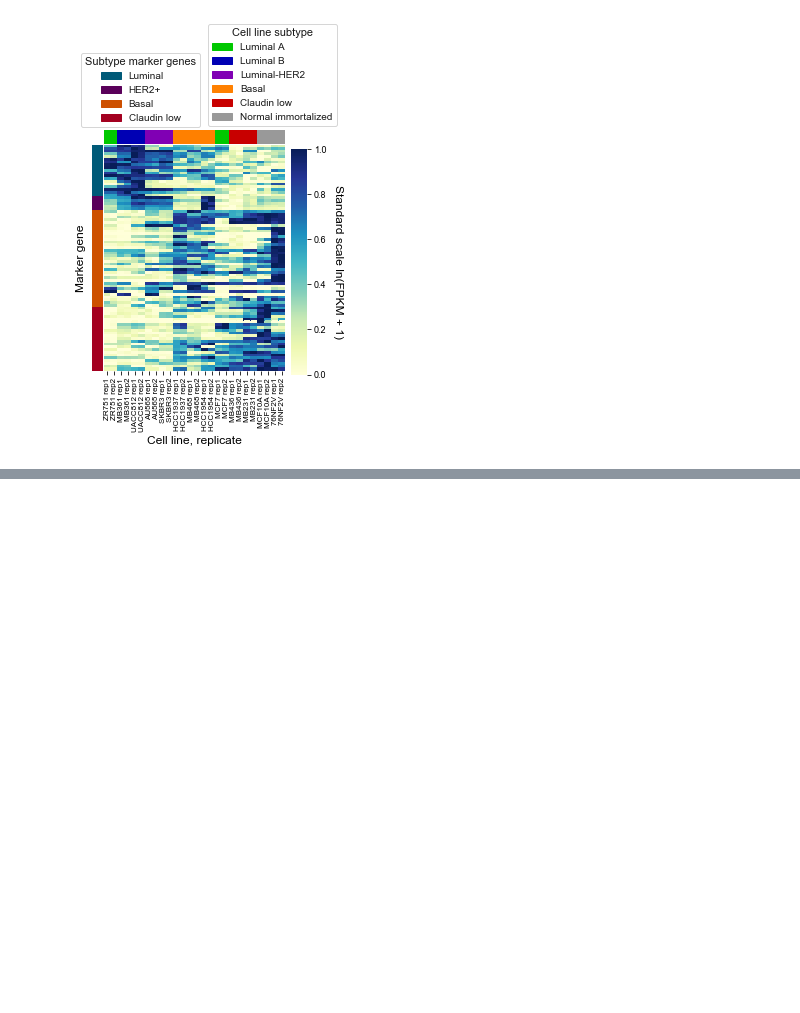
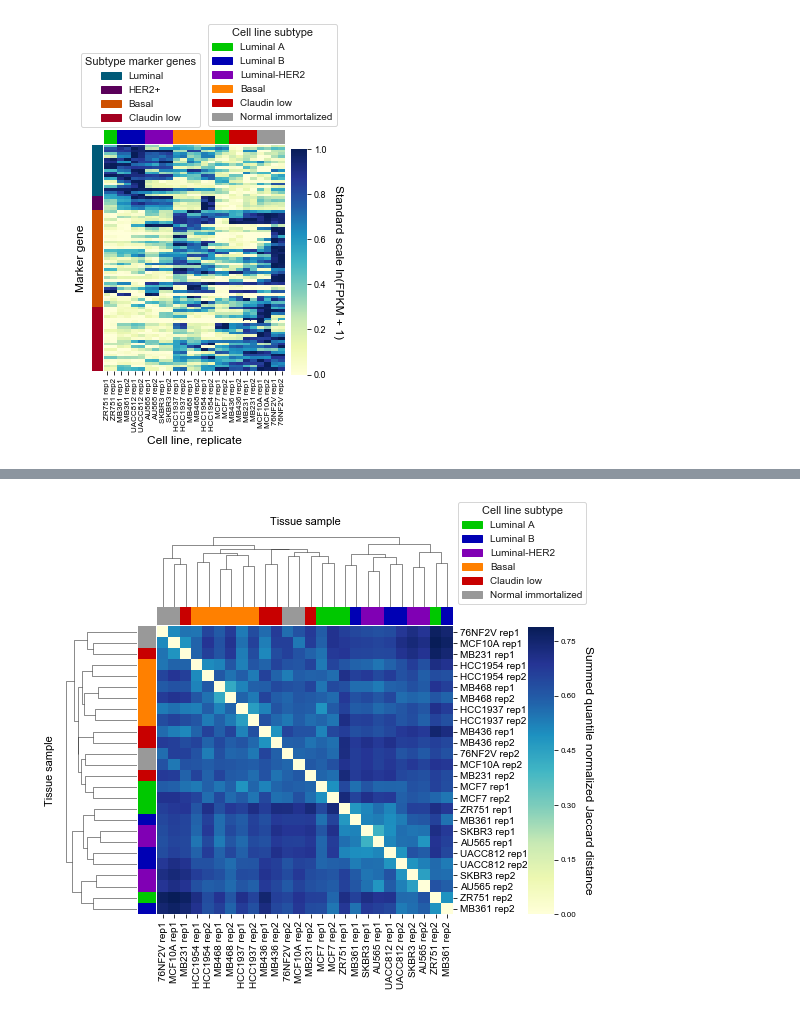
Before and after one commit to jssong-lab/DeCET, a Jupyter notebook: DeCET_downstream_analysis/DeCET_BCCL_final.ipynb, the cells around one changed output, grey strips where cells are left out. Drawn from its saved outputs; the diff is of its cells as text; code cells hidden in the pictures; blank space fills up the shorter version.

```diff
--- a/DeCET_downstream_analysis/DeCET_BCCL_final.ipynb
+++ b/DeCET_downstream_analysis/DeCET_BCCL_final.ipynb
@@ -524,0 +711,46 @@ g.savefig(output_dir + 'figures/figure3_panels/'+ file_prefix + '_panelB_marker_
+# %%
+# Apply the quantile normalization to the Jaccard
+# similarities for each histone.
+jaccard_similarity_qnorm = quantile_normalize(jaccard_similarity_H3K27ac.values.flatten(),
+                                              jaccard_similarity_H3K4me3.values.flatten(),
+                                              jaccard_similarity_H3K4me1.values.flatten())
+
+for k in range(n_as):
+    jaccard_similarity_qnorm[k] = np.reshape(jaccard_similarity_qnorm[k], jaccard_similarity_H3K27ac.shape)
+# %%
+# Obtain a combined similarity by summing the
+# quantile normalized similarities across histones.
+# jaccard_similarity_combined_qnorm = sum(jaccard_similarity_qnorm)
+similarity_matrix_combined_qnorm = sum(jaccard_similarity_qnorm)
+# %%
+# Correct entries that are not symmetric using the same approach
+# as above and take the average similarity across histones.
+for i in range(similarity_matrix_combined_qnorm.shape[0]):
+    for j in range(similarity_matrix_combined_qnorm.shape[1]):
+        similarity_matrix_combined_qnorm[i,j] = similarity_matrix_combined_qnorm[j,i]
+similarity_matrix_combined_qnorm /= 3.0
+# %%
+# Cluster based on the quantile normalized Jaccard
+# similarity summed across histones.
+linkage = hc.linkage(sp.distance.squareform(1 - similarity_matrix_combined_qnorm), method='complete')
+
+g = seaborn.clustermap(1 - similarity_matrix_combined_qnorm, row_linkage=linkage, col_linkage=linkage, cmap="YlGnBu",
+                       row_cluster=True, col_cluster=True, robust=False, row_colors=(subtype_color + subtype_color), col_colors=(subtype_color + subtype_color),
+                       xticklabels=cell_lines_replicate, yticklabels=cell_lines_replicate, figsize=(7,7))
+
+g.ax_heatmap.set_xticklabels(g.ax_heatmap.get_xticklabels(), fontsize=10)
+g.ax_heatmap.set_yticklabels(g.ax_heatmap.get_yticklabels(), fontsize=10)
+g.cax.set_position([1.05,0.125,0.05,0.57])
+plt.setp(g.cax.get_yticklabels(), fontsize=8)
+g.cax.set_ylabel('Summed quantile normalized Jaccard distance', rotation=270, fontsize=12, labelpad=17)
+
+l2=g.ax_heatmap.legend(loc='lower left', bbox_to_anchor=(1.0,1.06), handles=legend_ST,
+                       frameon=True, fontsize=10,
+                       title='Cell line subtype', title_fontsize=11)
+
+g.ax_heatmap.set_xlabel('Tissue sample', fontsize=11)
+g.ax_heatmap.set_ylabel('Tissue sample', fontsize=11)
+g.ax_heatmap.xaxis.set_label_coords(0.5,1.38)
+g.ax_heatmap.yaxis.set_label_coords(-0.38,0.5)
+# %% [output]
+[figure, added]
```
Also changed, not shown: parts of 22 cells of this notebook, 9 other files.
